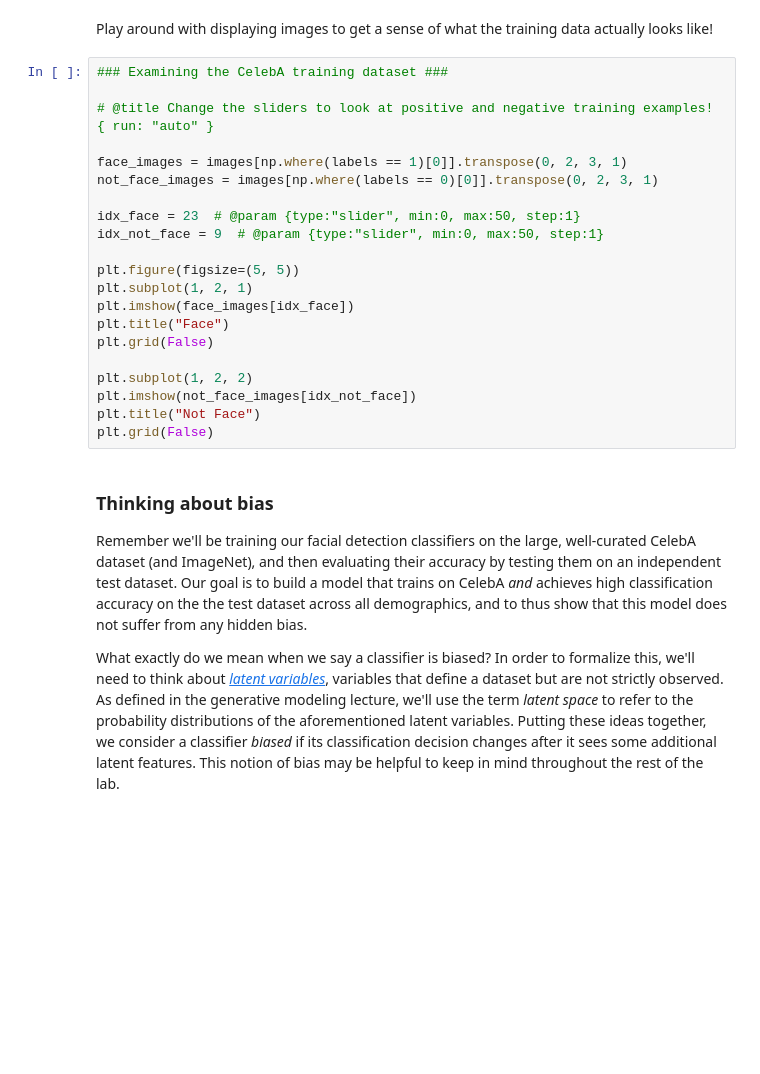
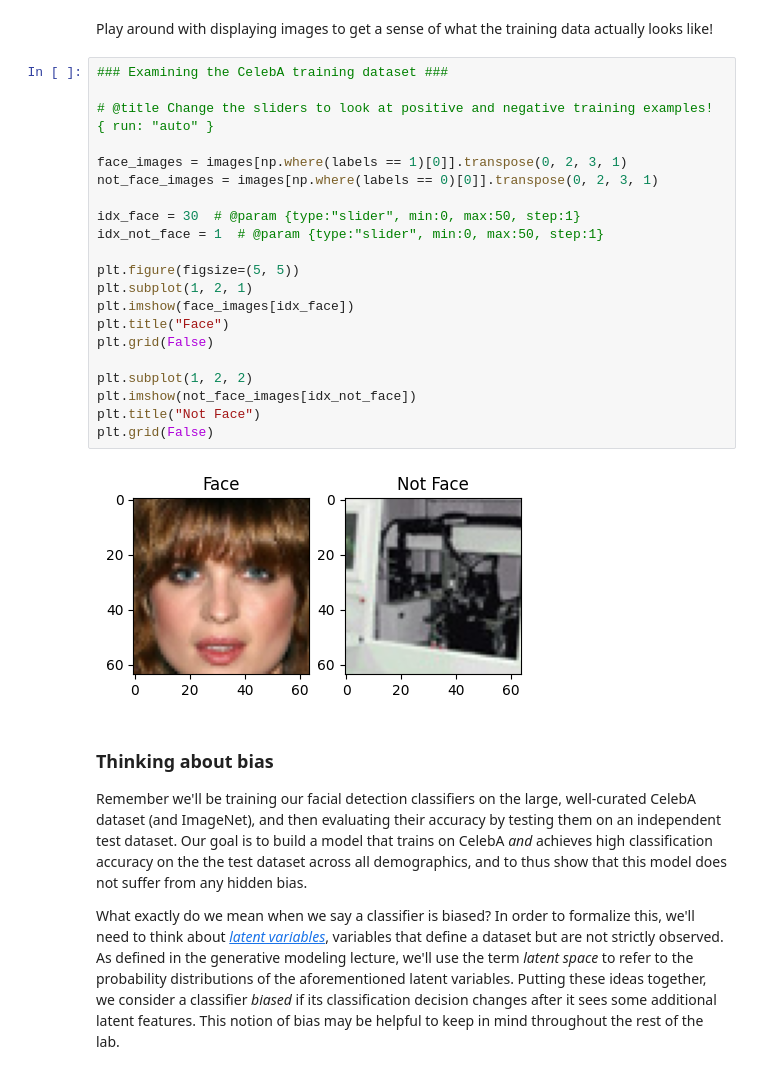
Before and after one commit to cronus/introtodeeplearning, a Jupyter notebook: lab2/PT_Part2_Debiasing.ipynb, the cells around one changed output. Cells and saved outputs as stored; diff of their text form; blank space fills up the shorter version.

```diff
--- a/lab2/PT_Part2_Debiasing.ipynb
+++ b/lab2/PT_Part2_Debiasing.ipynb
@@ -142,24 +146,26 @@ Play around with displaying images to get a sense of what the training data actu
 # %%
 ### Examining the CelebA training dataset ###
 
 # @title Change the sliders to look at positive and negative training examples! { run: "auto" }
 
 face_images = images[np.where(labels == 1)[0]].transpose(0, 2, 3, 1)
 not_face_images = images[np.where(labels == 0)[0]].transpose(0, 2, 3, 1)
 
-idx_face = 23  # @param {type:"slider", min:0, max:50, step:1}
-idx_not_face = 9  # @param {type:"slider", min:0, max:50, step:1}
+idx_face = 30  # @param {type:"slider", min:0, max:50, step:1}
+idx_not_face = 1  # @param {type:"slider", min:0, max:50, step:1}
 
 plt.figure(figsize=(5, 5))
 plt.subplot(1, 2, 1)
 plt.imshow(face_images[idx_face])
 plt.title("Face")
 plt.grid(False)
 
 plt.subplot(1, 2, 2)
 plt.imshow(not_face_images[idx_not_face])
 plt.title("Not Face")
 plt.grid(False)
+# %% [output]
+[figure, added]
 # %% [markdown]
 ### Thinking about bias
 
```
Also changed, not shown: parts of 6 cells of this notebook.
